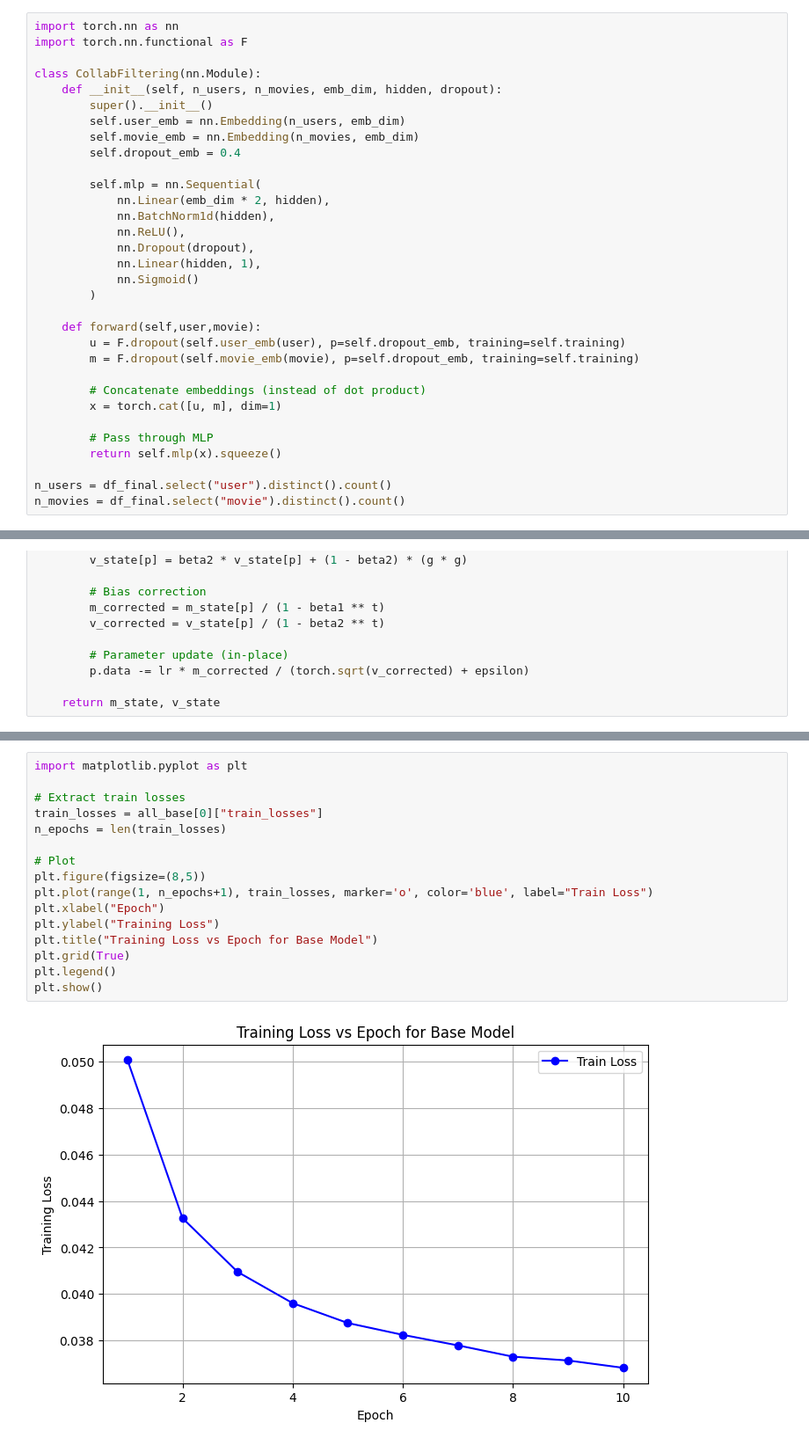
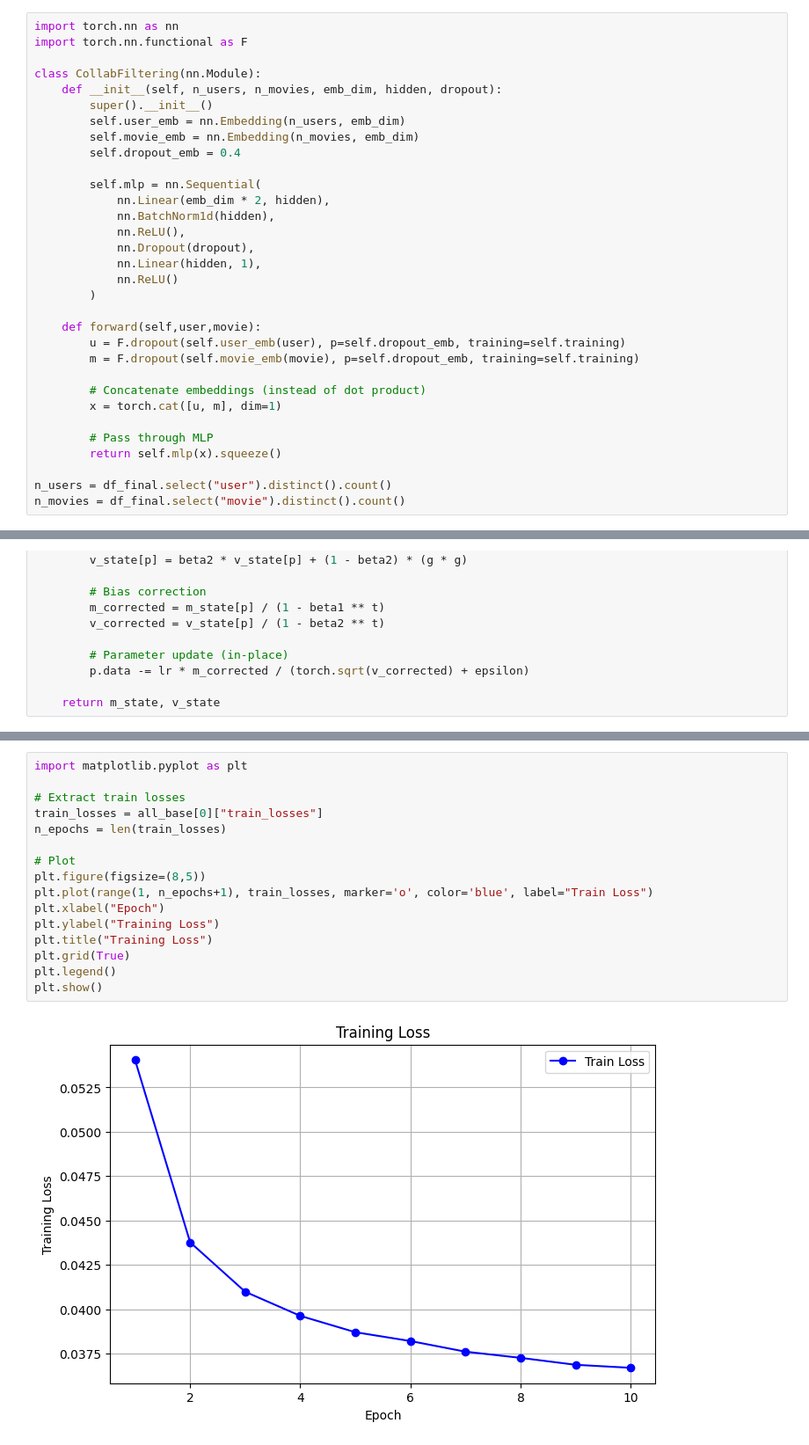
Before and after one commit to Gouthamx/Distributed_Gradient_Descent_for_Sparse_Data, a Jupyter notebook: MovieR.ipynb, the cells around one changed output, grey strips where cells are left out. Shown: that part at 88% size. Saved outputs shown, nothing was run; the diff lists cells and outputs as text.

```diff
--- a/MovieR.ipynb
+++ b/MovieR.ipynb
@@ -144,7 +144,7 @@ class CollabFiltering(nn.Module):
             nn.ReLU(),
             nn.Dropout(dropout),
             nn.Linear(hidden, 1),
-            nn.Sigmoid()
+            nn.ReLU()
         )
 
     def forward(self,user,movie):
@@ -290,21 +290,21 @@ Test  Loss: 0.0394, Test  RMSE: 0.1984
 # %%
 import matplotlib.pyplot as plt
 
 # Extract train losses
 train_losses = all_base[0]["train_losses"]
 n_epochs = len(train_losses)
 
 # Plot
 plt.figure(figsize=(8,5))
 plt.plot(range(1, n_epochs+1), train_losses, marker='o', color='blue', label="Train Loss")
 plt.xlabel("Epoch")
 plt.ylabel("Training Loss")
-plt.title("Training Loss vs Epoch for Base Model")
+plt.title("Training Loss")
 plt.grid(True)
 plt.legend()
 plt.show()
 # %% [output]
-[figure, old version]
+[figure, new version]
 # %%
 import matplotlib.pyplot as plt
 
```
Also changed, not shown: parts of 3 cells of this notebook, 3 other files.
